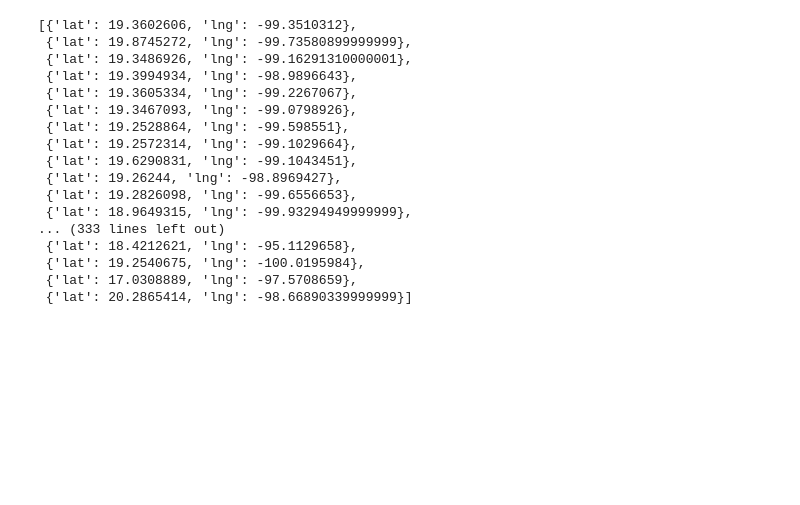
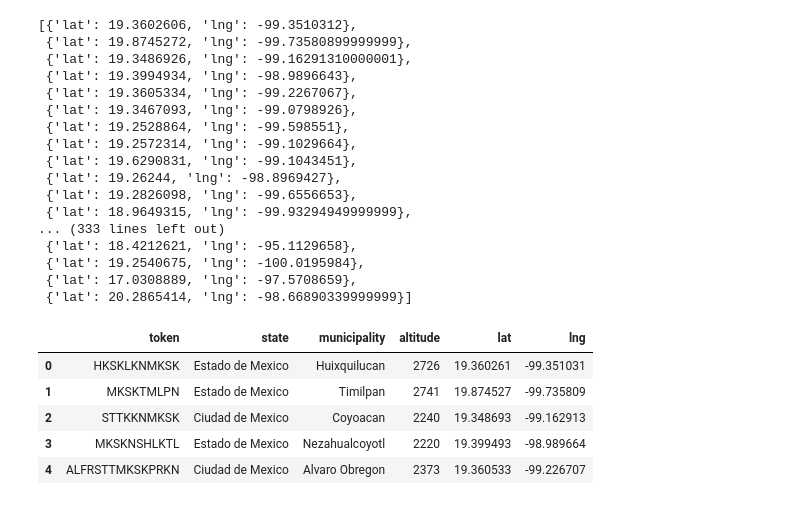
Before and after one commit to DanielaSotoSainz/final_project, a Jupyter notebook: cleaning/clean3/get_coordinates.ipynb, the cells around one changed output. Drawn from its saved outputs; the diff is of its cells as text; code cells hidden in the pictures; blank space fills up the shorter version.

```diff
--- a/cleaning/clean3/get_coordinates.ipynb
+++ b/cleaning/clean3/get_coordinates.ipynb
@@ -3,8 +5,9 @@ import requests
 import os
 import pandas as pd
 # %%
+# Load data
 api_key = os.environ["google_maps_key"]
-df = pd.read_csv("./database/clean2/db_origin.csv")
+df = pd.read_csv("../../database/clean2/db_origin.csv")
 df.head()
 # %% [output]
 |  | token | state | municipality | altitude |
@@ -61,5 +65,14 @@ Hidalgo Atotonilco el Grande
  {'lat': 17.0308889, 'lng': -97.5708659},
  {'lat': 20.2865414, 'lng': -98.66890339999999}]
 # %%
+# Convert to DF
 df[["lat", "lng"]] = pd.DataFrame(coords)
+df.head()
+# %% [output]
+|  | token | state | municipality | altitude | lat | lng |
+| 0 | HKSKLKNMKSK | Estado de Mexico | Huixquilucan | 2726 | 19.360261 | -99.351031 |
+| 1 | MKSKTMLPN | Estado de Mexico | Timilpan | 2741 | 19.874527 | -99.735809 |
+| 2 | STTKKNMKSK | Ciudad de Mexico | Coyoacan | 2240 | 19.348693 | -99.162913 |
+| 3 | MKSKNSHLKTL | Estado de Mexico | Nezahualcoyotl | 2220 | 19.399493 | -98.989664 |
+| 4 | ALFRSTTMKSKPRKN | Ciudad de Mexico | Alvaro Obregon | 2373 | 19.360533 | -99.226707 |
 # %%
```
Also changed, not shown: parts of 5 cells of this notebook, 4 other files.
